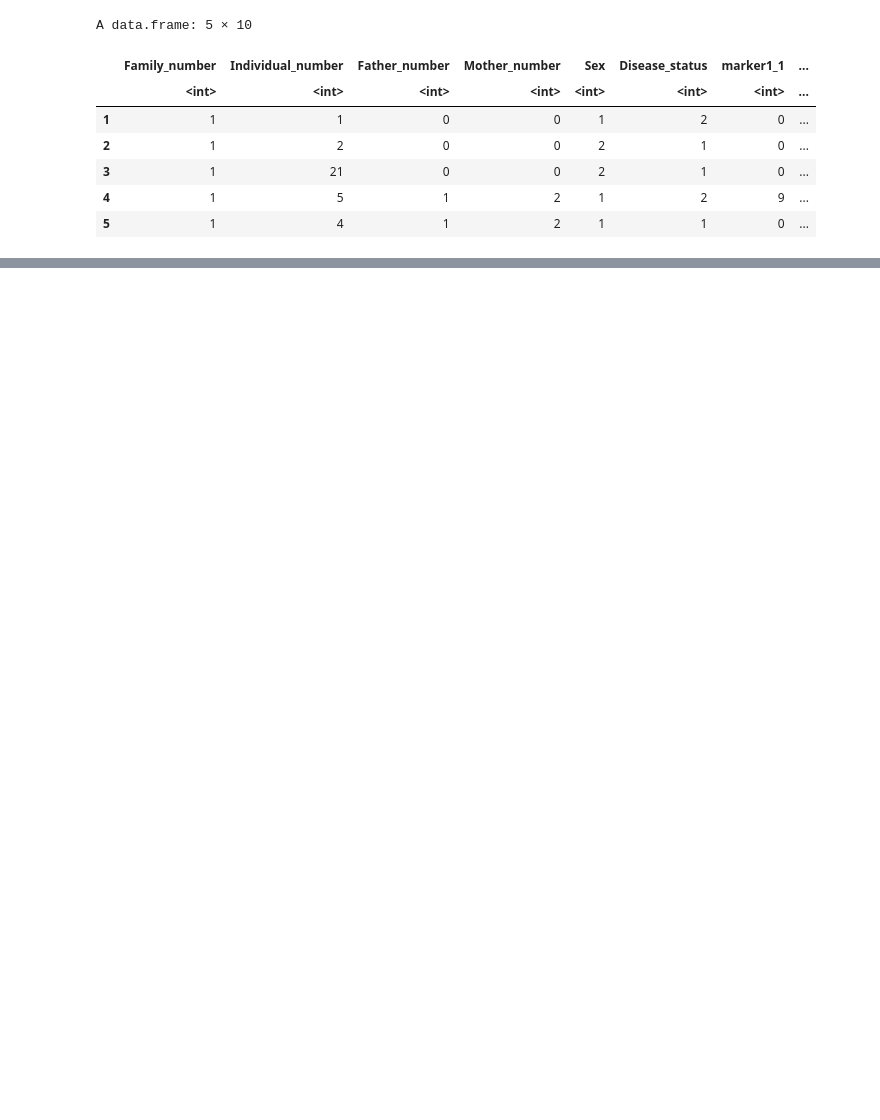
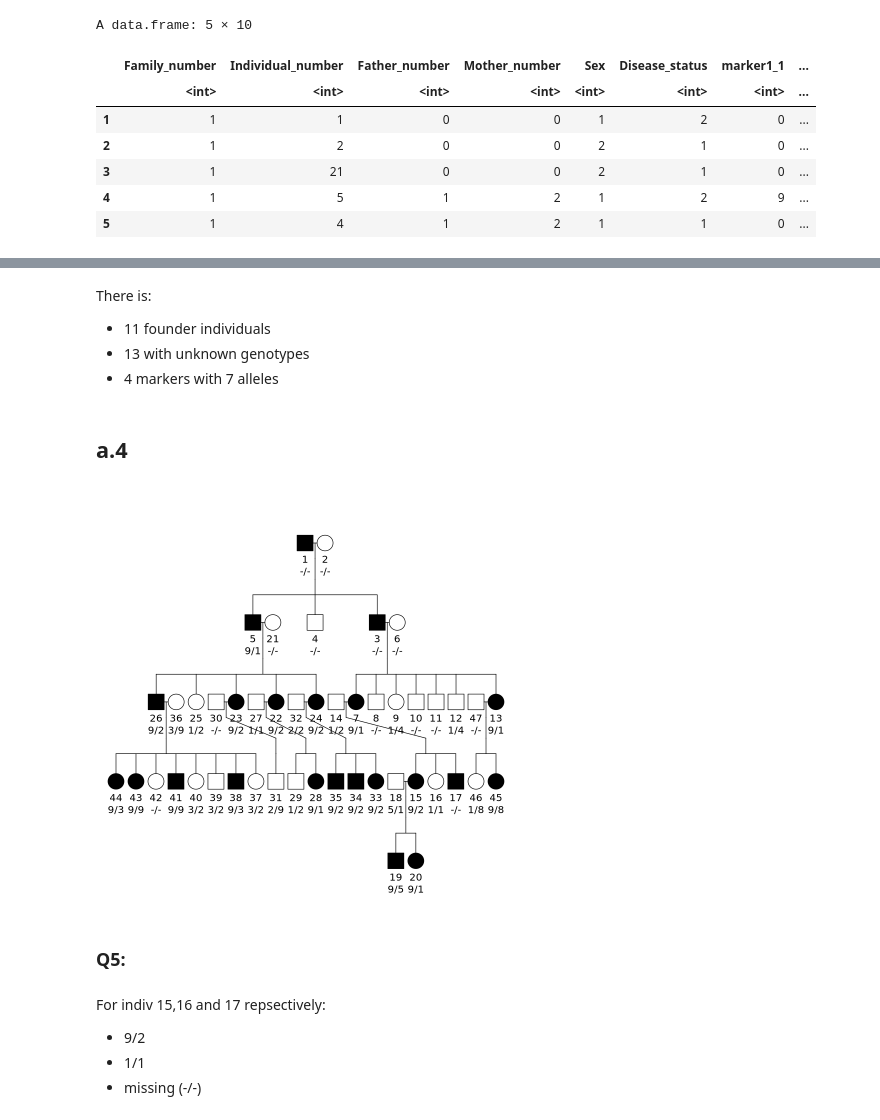
Before and after one commit to raysas/NGS-report, a Jupyter notebook: code/test.ipynb, the cells around one changed output, grey strips where cells are left out. Saved outputs shown, nothing was run; the diff lists cells and outputs as text; code cells hidden in the pictures; blank space fills up the shorter version.

```diff
--- a/code/test.ipynb
+++ b/code/test.ipynb
@@ -26,0 +45,2 @@ A data.frame: 5 × 10
+# %%
+x=linkdat(fam)
@@ -26,0 +138,20 @@ A data.frame: 5 × 10
+# %% [markdown]
+There is:
+
+* 11 founder individuals
+* 13 with unknown genotypes
+* 4 markers with 7 alleles
+# %% [markdown]
+## a.4
+# %%
+plot(x, marker=1)
+# %% [output]
+[figure, added]
+# %% [markdown]
+### Q5:
+# %% [markdown]
+For indiv 15,16 and 17 repsectively:
+
+* 9/2
+* 1/1
+* missing (-/-)
```
Also changed, not shown: parts of 19 cells of this notebook, 1 other file.
